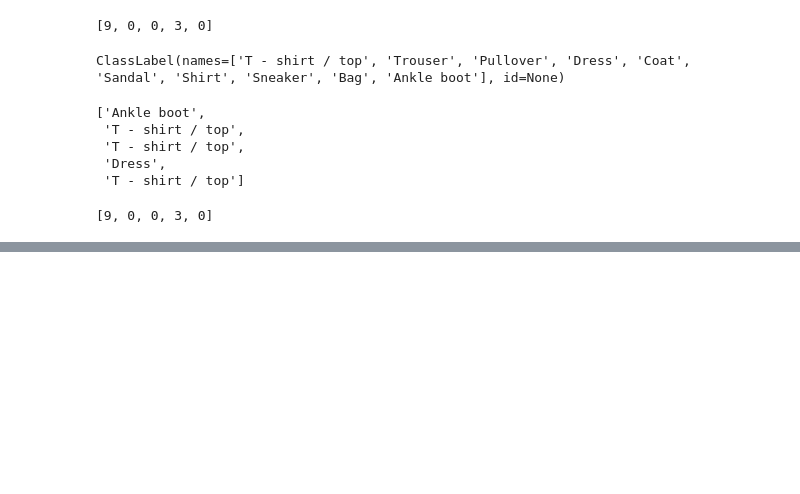
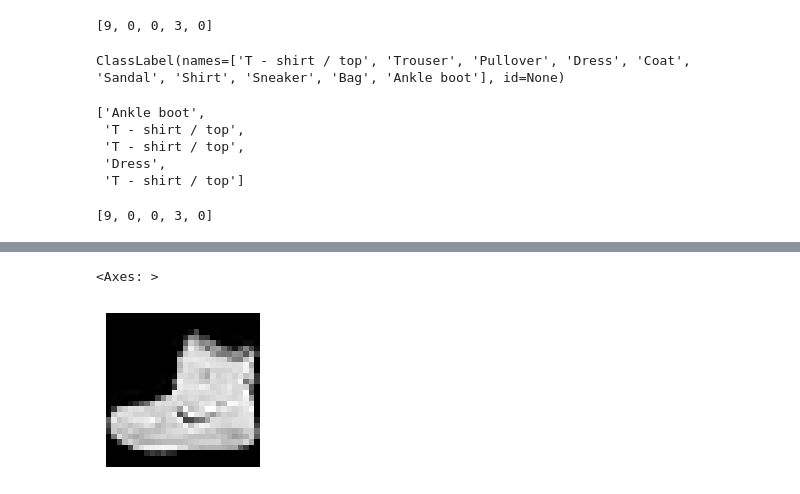
Before and after one commit to mtm-007/Deep-Learing-from-the-foundation-and-GEN_AI, a Jupyter notebook: data_sets_hf.ipynb, the cells around one changed output, grey strips where cells are left out. Saved outputs shown, nothing was run; the diff lists cells and outputs as text; code cells hidden in the pictures; blank space fills up the shorter version.

```diff
--- a/data_sets_hf.ipynb
+++ b/data_sets_hf.ipynb
@@ -121,0 +176,14 @@ train['label'][:5]
+# %%
+@fc.delegates(plt.Axes.imshow)
+def show_image(im,ax=None, figsize=None, title=None, **kwargs):
+  "show a PIL or Pytorch image in `ax`."
+  if fc.hasattrs(im, ('cpu', 'permute')):
+    im = im.cpu()
+    if im.shape[0]<5: im=im.permute(1,2,0)
+  elif not isinstance(im,np.adarray):im=np.array(im)
+  if im.shape[-1]==1:im=im[...,0]
+  if ax is None: _,ax = plt.subplots(figsize=figsize)
+  ax.imshow(im,**kwargs)
+  if title is not None: ax.set_titel(title)
+  ax.axis('off')
+  return ax
@@ -121,0 +197,5 @@ train['label'][:5]
+# %%
+show_image(img, figsize=(2,2))
+# %% [output]
+<Axes: >
+[figure, added]
```
Also changed, not shown: parts of 17 cells of this notebook.
